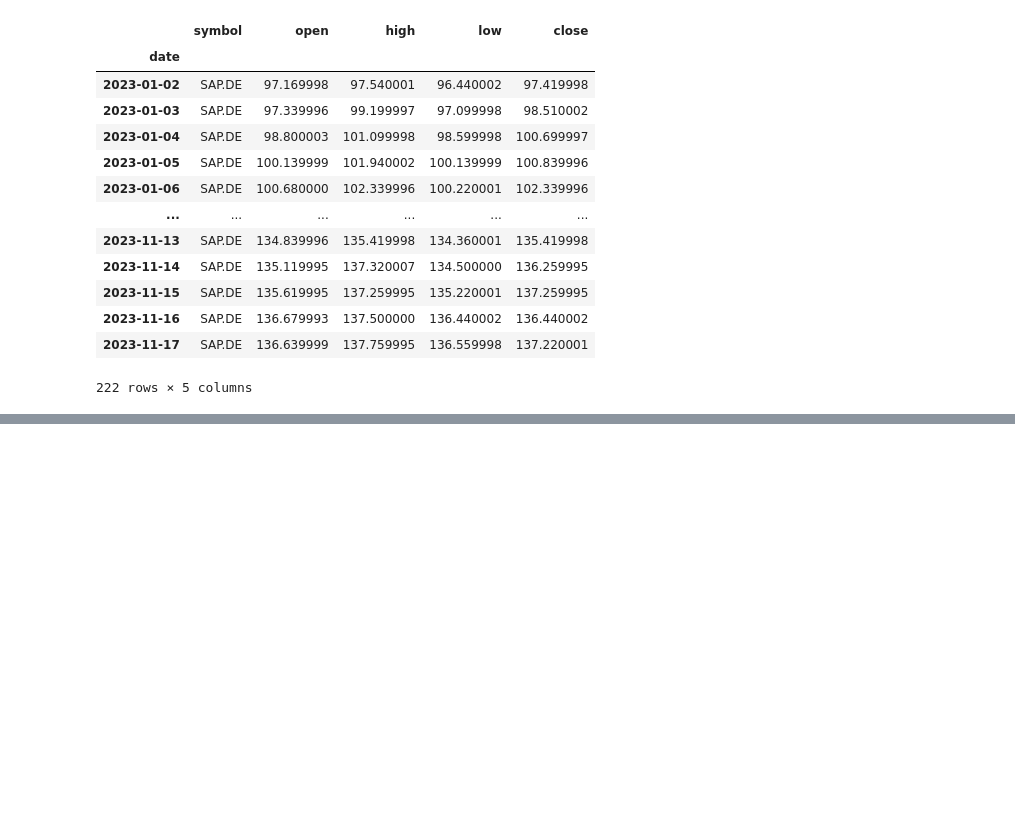
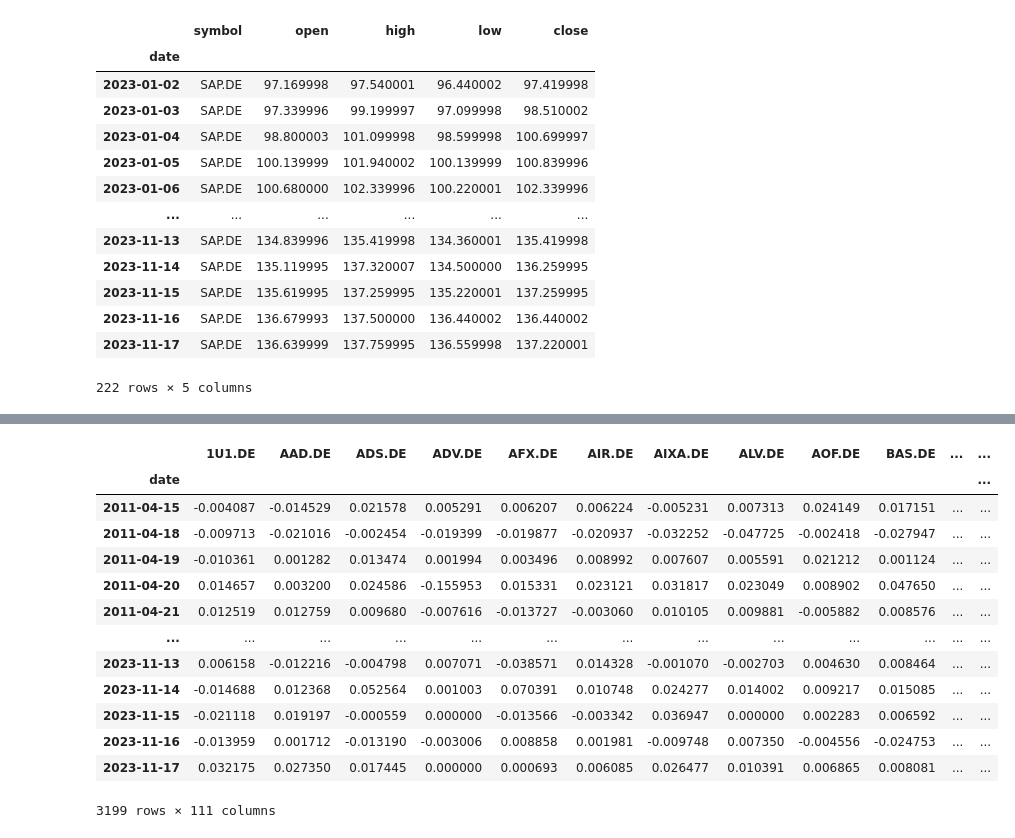
Before and after one commit to rmnskb/pca-project, a Jupyter notebook: testing.ipynb, the cells around one changed output, grey strips where cells are left out. Saved outputs shown, nothing was run; the diff lists cells and outputs as text; code cells hidden in the pictures; blank space fills up the shorter version.

```diff
--- a/testing.ipynb
+++ b/testing.ipynb
@@ -336,0 +398,27 @@ df[df.symbol.isin(selected_stock)]
+# %%
+importlib.reload(dh)
+
+data = dh.DataHandler(
+    start_date='2010-01-01'
+)
+
+df = data.fetch_stocks_from_db()
+# %%
+rts = data.create_daily_change()
+# %%
+rts
+# %% [output]
+|  | 1U1.DE | AAD.DE | ADS.DE | ADV.DE | AFX.DE | AIR.DE | AIXA.DE | ALV.DE | AOF.DE | BAS.DE | ... | ... |
+| date |  |  |  |  |  |  |  |  |  |  |  | ... |
+| 2011-04-15 | -0.004087 | -0.014529 | 0.021578 | 0.005291 | 0.006207 | 0.006224 | -0.005231 | 0.007313 | 0.024149 | 0.017151 | ... | ... |
+| 2011-04-18 | -0.009713 | -0.021016 | -0.002454 | -0.019399 | -0.019877 | -0.020937 | -0.032252 | -0.047725 | -0.002418 | -0.027947 | ... | ... |
+| 2011-04-19 | -0.010361 | 0.001282 | 0.013474 | 0.001994 | 0.003496 | 0.008992 | 0.007607 | 0.005591 | 0.021212 | 0.001124 | ... | ... |
+| 2011-04-20 | 0.014657 | 0.003200 | 0.024586 | -0.155953 | 0.015331 | 0.023121 | 0.031817 | 0.023049 | 0.008902 | 0.047650 | ... | ... |
+| 2011-04-21 | 0.012519 | 0.012759 | 0.009680 | -0.007616 | -0.013727 | -0.003060 | 0.010105 | 0.009881 | -0.005882 | 0.008576 | ... | ... |
+| ... | ... | ... | ... | ... | ... | ... | ... | ... | ... | ... | ... | ... |
+| 2023-11-13 | 0.006158 | -0.012216 | -0.004798 | 0.007071 | -0.038571 | 0.014328 | -0.001070 | -0.002703 | 0.004630 | 0.008464 | ... | ... |
+| 2023-11-14 | -0.014688 | 0.012368 | 0.052564 | 0.001003 | 0.070391 | 0.010748 | 0.024277 | 0.014002 | 0.009217 | 0.015085 | ... | ... |
+| 2023-11-15 | -0.021118 | 0.019197 | -0.000559 | 0.000000 | -0.013566 | -0.003342 | 0.036947 | 0.000000 | 0.002283 | 0.006592 | ... | ... |
+| 2023-11-16 | -0.013959 | 0.001712 | -0.013190 | -0.003006 | 0.008858 | 0.001981 | -0.009748 | 0.007350 | -0.004556 | -0.024753 | ... | ... |
+| 2023-11-17 | 0.032175 | 0.027350 | 0.017445 | 0.000000 | 0.000693 | 0.006085 | 0.026477 | 0.010391 | 0.006865 | 0.008081 | ... | ... |
+3199 rows × 111 columns
```
Also changed, not shown: parts of 18 cells of this notebook, 2 other files.
